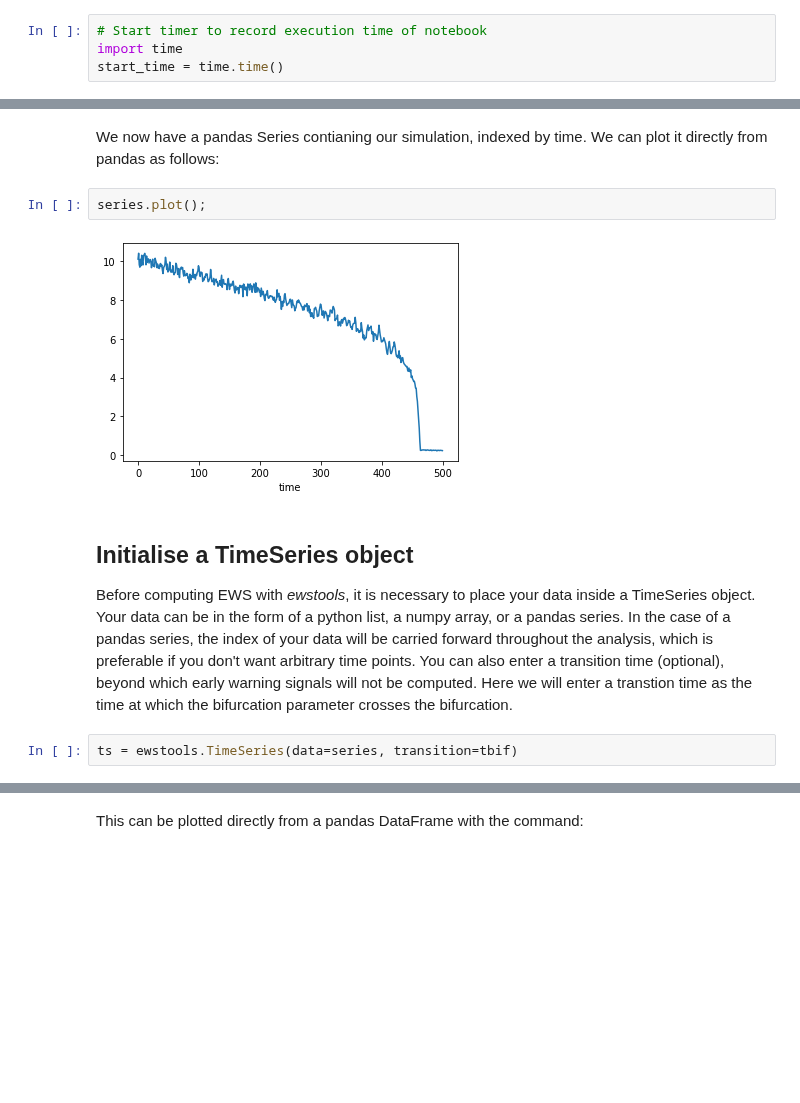
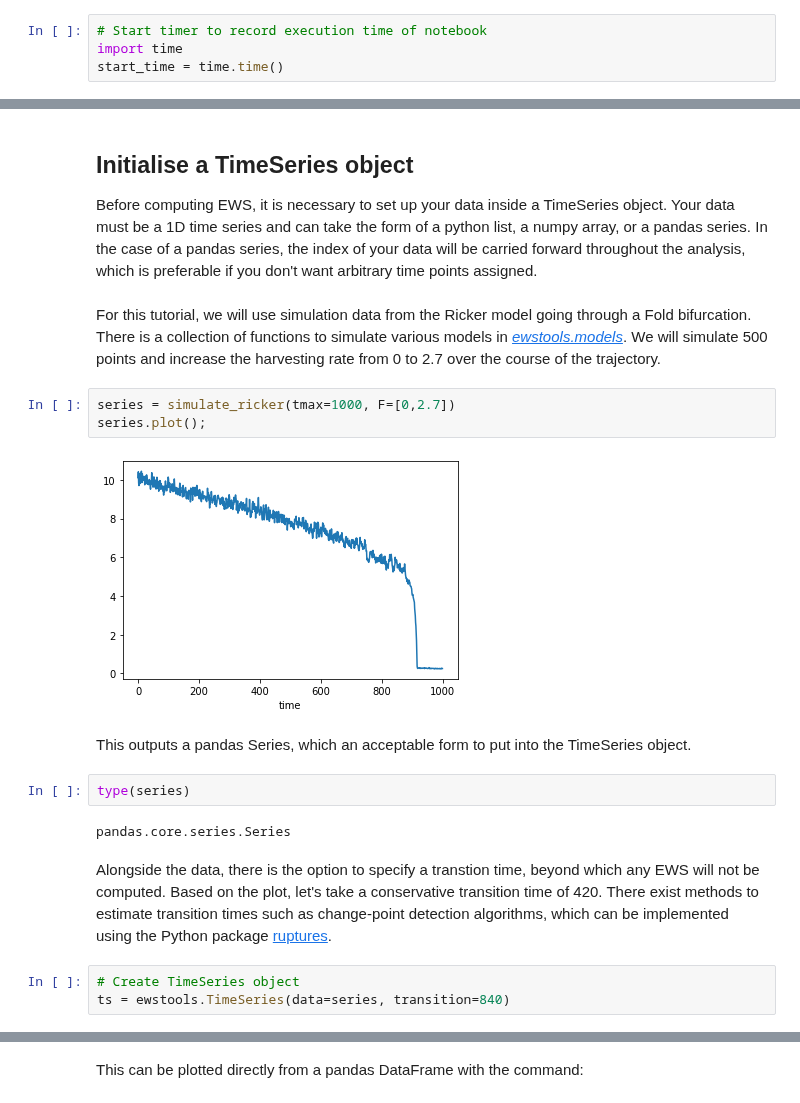
Before and after one commit to ThomasMBury/ewstools, a Jupyter notebook: tutorials/tutorial_intro.ipynb, the cells around one changed output, grey strips where cells are left out. Drawn from its saved outputs; the diff is of its cells as text; blank space fills up the shorter version.

```diff
--- a/tutorials/tutorial_intro.ipynb
+++ b/tutorials/tutorial_intro.ipynb
@@ -98,15 +29,25 @@ series.index.name = 'time'
-# %% [markdown]
-We now have a pandas Series contianing our simulation, indexed by time. We can plot it directly from pandas as follows:
-# %%
-series.plot();
-# %% [output]
-[figure, removed]
 # %% [markdown]
 ## Initialise a TimeSeries object
 
-Before computing EWS with *ewstools*, it is necessary to place your data inside a TimeSeries object. Your data can be in the form of a python list, a numpy array, or a pandas series. In the case of a pandas series, the index of your data will be carried forward throughout the analysis, which is preferable if you don't want arbitrary time points. You can also enter a transition time (optional), beyond which early warning signals will not be computed. Here we will enter a transtion time as the time at which the bifurcation parameter crosses the bifurcation.
+Before computing EWS, it is necessary to set up your data inside a TimeSeries object. Your data must be a 1D time series and can take the form of a python list, a numpy array, or a pandas series. In the case of a pandas series, the index of your data will be carried forward throughout the analysis, which is preferable if you don't want arbitrary time points assigned.
+# %% [markdown]
+For this tutorial, we will use simulation data from the Ricker model going through a Fold bifurcation. There is a collection of functions to simulate various models in [*ewstools.models*](https://ewstools.readthedocs.io/en/latest/ewstools.html#). We will simulate 500 points and increase the harvesting rate from 0 to 2.7 over the course of the trajectory.
+# %%
+series = simulate_ricker(tmax=1000, F=[0,2.7])
+series.plot();
+# %% [output]
+[figure, added]
+# %% [markdown]
+This outputs a pandas Series, which an acceptable form to put into the TimeSeries object.
+# %%
+type(series)
+# %% [output]
+pandas.core.series.Series
+# %% [markdown]
+Alongside the data, there is the option to specify a transtion time, beyond which any EWS will not be computed. Based on the plot, let's take a conservative transition time of 420. There exist methods to estimate transition times such as change-point detection algorithms, which can be implemented using the Python package [ruptures](https://github.com/deepcharles/ruptures).
 # %%
-ts = ewstools.TimeSeries(data=series, transition=tbif)
+# Create TimeSeries object
+ts = ewstools.TimeSeries(data=series, transition=840)
 # %% [markdown]
 The TimeSeries object has several attributes worth knowing about:
 
```
Also changed, not shown: parts of 71 cells of this notebook, 5 other files.
